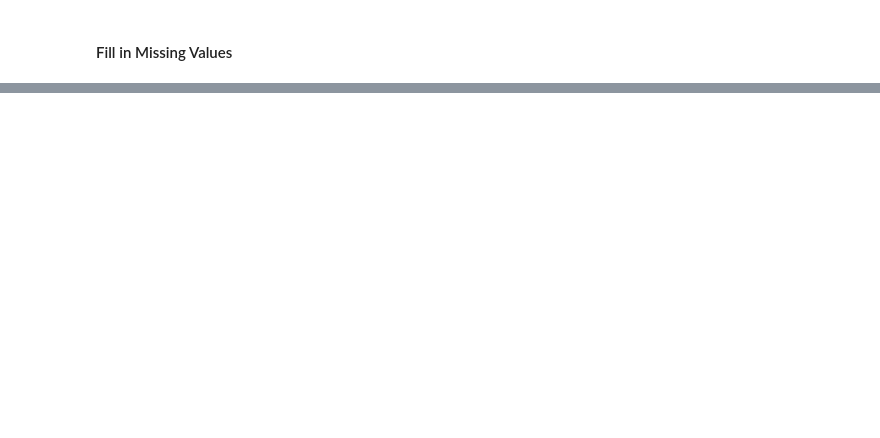
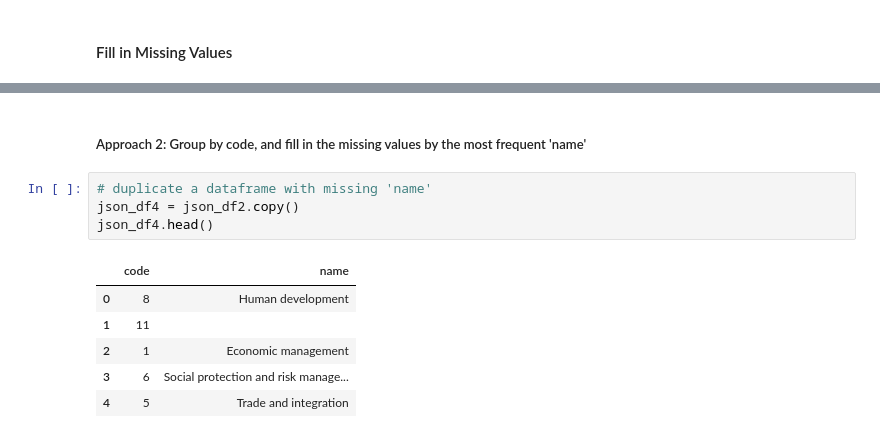
Before and after one commit to bing-zhao/Springboard, a Jupyter notebook: data_wrangling_json/sliderule_dsi_json_exercise.ipynb, the cells around one changed output, grey strips where cells are left out. Cells and saved outputs as stored; diff of their text form; blank space fills up the shorter version.

```diff
--- a/data_wrangling_json/sliderule_dsi_json_exercise.ipynb
+++ b/data_wrangling_json/sliderule_dsi_json_exercise.ipynb
@@ -224 +238,14 @@ code_list = json_df2.code.unique()
+# %% [markdown]
+##### Approach 2: Group by code, and fill in the missing values by the most frequent 'name'
+# %%
+# duplicate a dataframe with missing 'name'
+json_df4 = json_df2.copy()
+json_df4.head()
+# %% [output]
+|  | code | name |
+| 0 | 8 | Human development |
+| 1 | 11 |  |
+| 2 | 1 | Economic management |
+| 3 | 6 | Social protection and risk manage... |
+| 4 | 5 | Trade and integration |
 # %%
```
Also changed, not shown: parts of 23 cells of this notebook.
